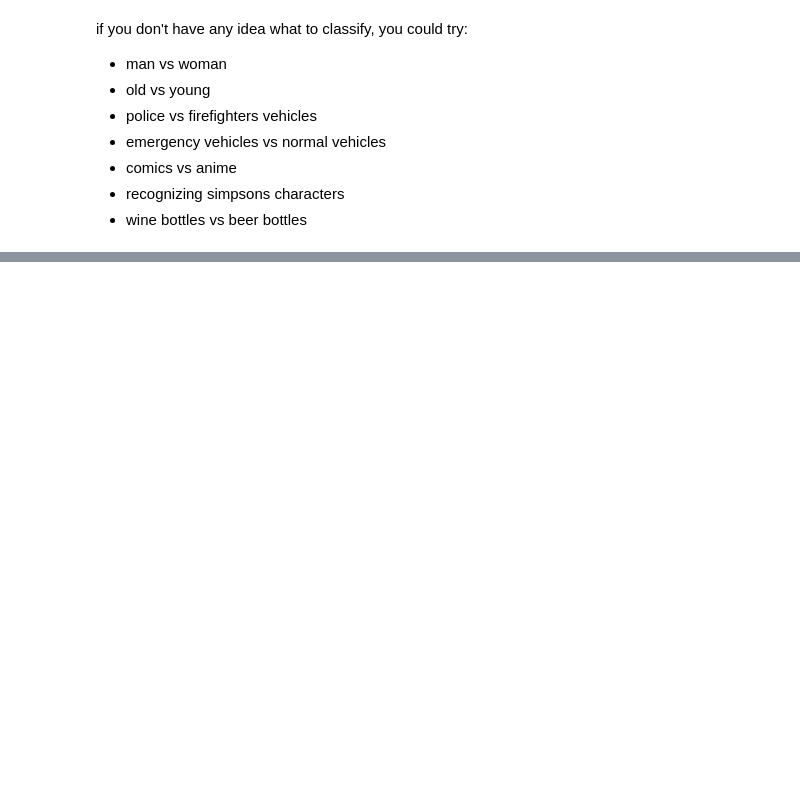
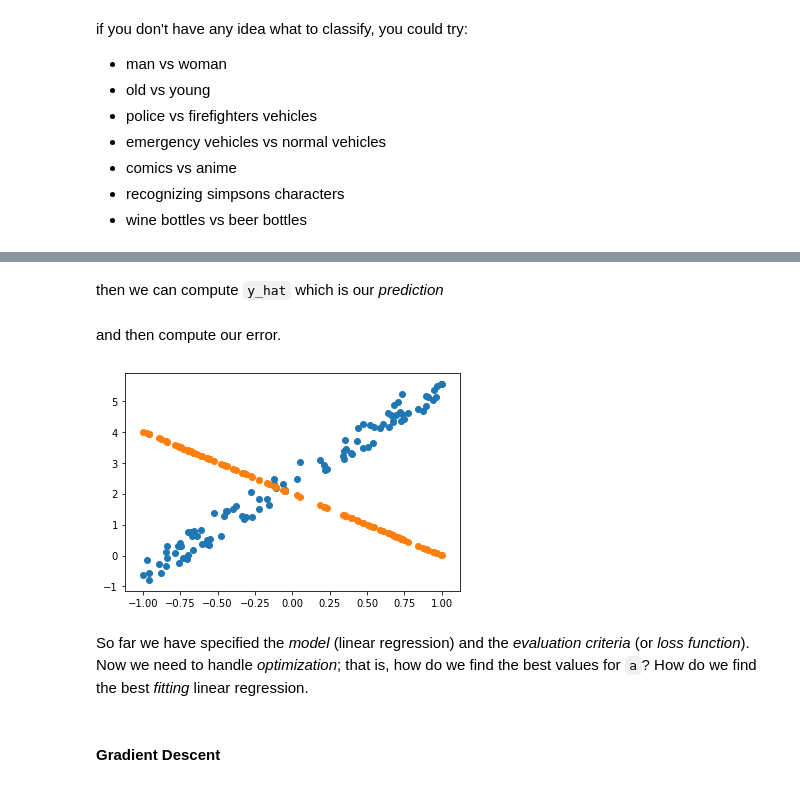
Before and after one commit to FrancoisNoyez/fastai-lille, a Jupyter notebook: Lesson2 exercises.ipynb, the cells around one changed output, grey strips where cells are left out. Saved outputs shown, nothing was run; the diff lists cells and outputs as text; code cells hidden in the pictures; blank space fills up the shorter version.

```diff
--- a/Lesson2 exercises.ipynb
+++ b/Lesson2 exercises.ipynb
@@ -24,0 +178,7 @@ if you don't have any idea what to classify, you could try:
+# %% [markdown]
+then we can compute `y_hat` which is our *prediction*
+# %%
+y_hat =
+assert y_hat.shape == torch.Size([n])
+# %% [markdown]
+and then compute our error.
@@ -24,0 +193,9 @@ if you don't have any idea what to classify, you could try:
+# %%
+plt.scatter(x[:,0],y)
+plt.scatter(x[:,0],y_hat);
+# %% [output]
+[figure, added]
+# %% [markdown]
+So far we have specified the *model* (linear regression) and the *evaluation criteria* (or *loss function*). Now we need to handle *optimization*; that is, how do we find the best values for `a`? How do we find the best *fitting* linear regression.
+# %% [markdown]
+#### Gradient Descent
```
Also changed, not shown: parts of 44 cells of this notebook.
